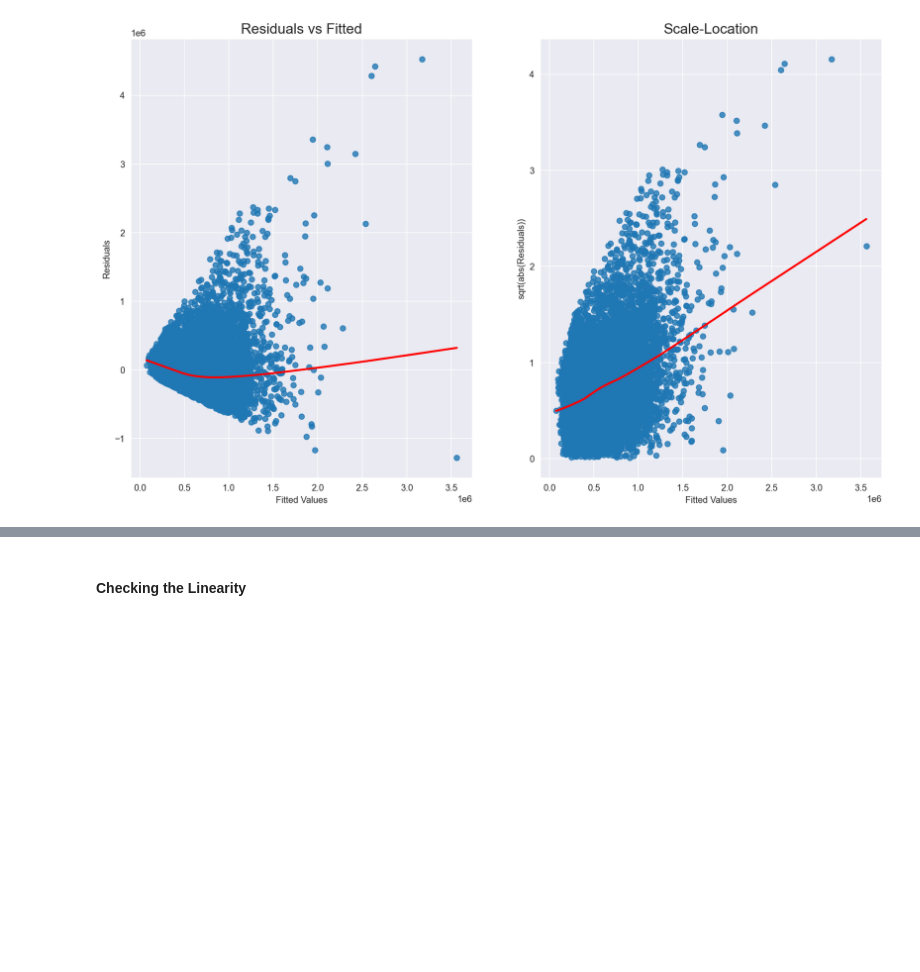
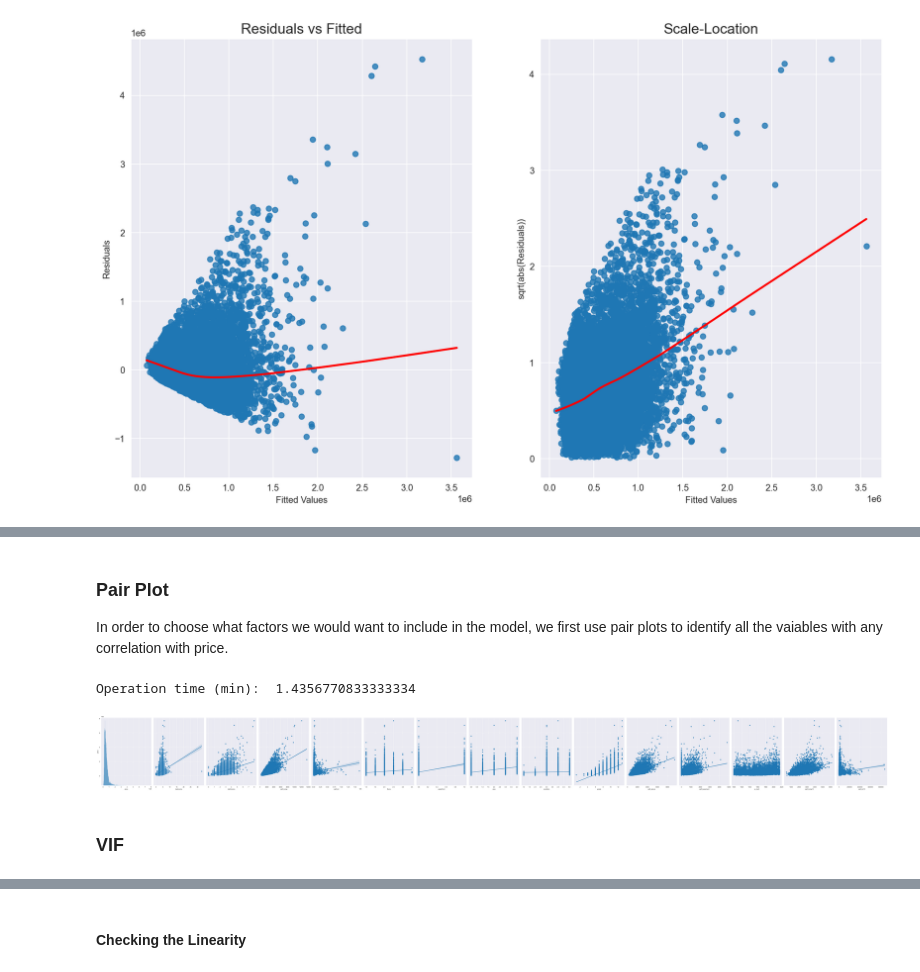
Before and after one commit to ghafourvala/OLS-Regression, a Jupyter notebook: OLS-Regression.ipynb, the cells around one changed output, grey strips where cells are left out. Cells and saved outputs as stored; diff of their text form; code cells hidden in the pictures; blank space fills up the shorter version.

```diff
--- a/OLS-Regression.ipynb
+++ b/OLS-Regression.ipynb
@@ -279,0 +225,21 @@ Notes:
+# %%
+# Before we go further with the exploratory analysis, we exclude the factors that are not helpful
+# to our analysis at this stage: yr_renovated, zipcode, lat, long
+
+df_m = df[['price',
+            'bedrooms',
+            'bathrooms',
+            'sqft_living',
+            'sqft_lot',
+            'floors',
+            'waterfront',
+            'view',
+            'condition',
+            'grade',
+            'sqft_above',
+            'sqft_basement',
+            'yr_built',
+            'sqft_living15',
+            'sqft_lot15']]
+
+df_m.describe()
@@ -279,0 +256,18 @@ Notes:
+# %% [markdown]
+### Pair Plot
+In order to choose what factors we would want to include in the model, we first use pair plots to identify all the vaiables with any correlation with price.
+# %%
+
+
+# Time tracking, Operation time (min):  0.003
+t = time.process_time()
+
+ax_3pairs = sns.pairplot(df_m, y_vars='price', height=7, aspect=0.7, kind='reg')
+
+
+print("Operation time (min): " , (time.process_time()-t)/60)
+# %% [output]
+Operation time (min):  1.4356770833333334
+[figure, added]
+# %% [markdown]
+### VIF
```
Also changed, not shown: parts of 79 cells of this notebook.
